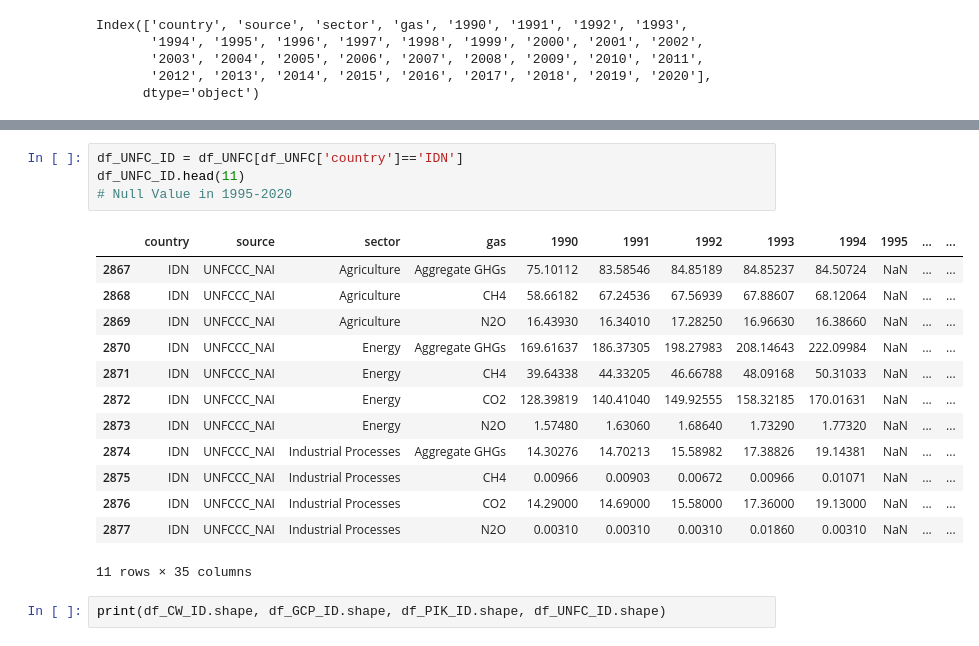
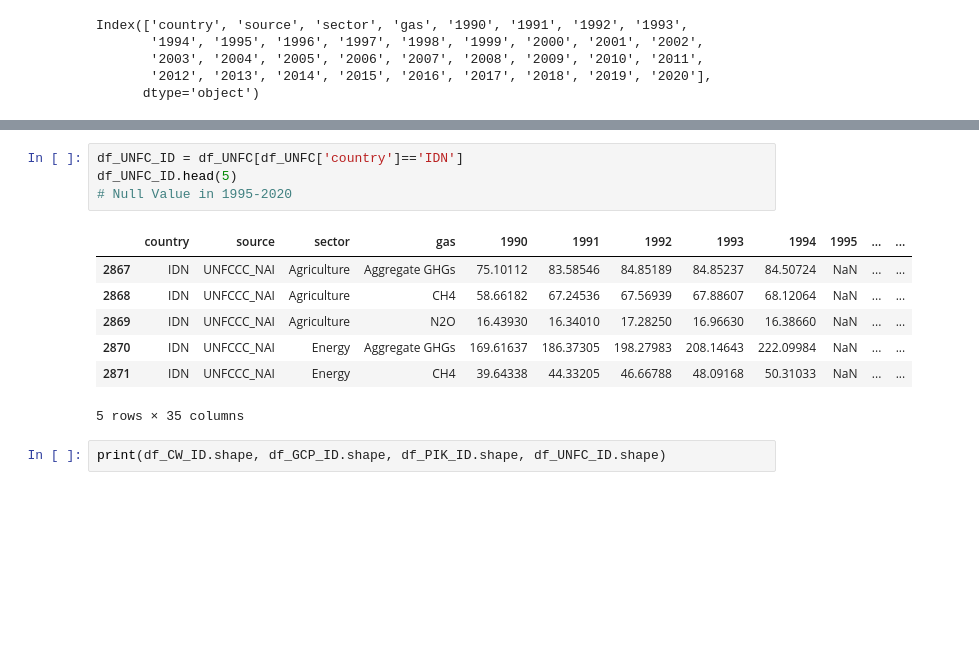
Before and after one commit to arsyadCode/My_Thesis, a Jupyter notebook: Program/Data Overview.ipynb, the cells around one changed output, grey strips where cells are left out. Drawn from its saved outputs; the diff is of its cells as text; blank space fills up the shorter version.

```diff
--- a/Program/Data Overview.ipynb
+++ b/Program/Data Overview.ipynb
@@ -138,21 +185,15 @@ df_PIK_ID.head()
 # %%
 df_UNFC_ID = df_UNFC[df_UNFC['country']=='IDN']
-df_UNFC_ID.head(11)
+df_UNFC_ID.head(5)
 # Null Value in 1995-2020
 # %% [output]
 |  | country | source | sector | gas | 1990 | 1991 | 1992 | 1993 | 1994 | 1995 | ... | ... |
 | 2867 | IDN | UNFCCC_NAI | Agriculture | Aggregate GHGs | 75.10112 | 83.58546 | 84.85189 | 84.85237 | 84.50724 | NaN | ... | ... |
 | 2868 | IDN | UNFCCC_NAI | Agriculture | CH4 | 58.66182 | 67.24536 | 67.56939 | 67.88607 | 68.12064 | NaN | ... | ... |
 | 2869 | IDN | UNFCCC_NAI | Agriculture | N2O | 16.43930 | 16.34010 | 17.28250 | 16.96630 | 16.38660 | NaN | ... | ... |
 | 2870 | IDN | UNFCCC_NAI | Energy | Aggregate GHGs | 169.61637 | 186.37305 | 198.27983 | 208.14643 | 222.09984 | NaN | ... | ... |
 | 2871 | IDN | UNFCCC_NAI | Energy | CH4 | 39.64338 | 44.33205 | 46.66788 | 48.09168 | 50.31033 | NaN | ... | ... |
-| 2872 | IDN | UNFCCC_NAI | Energy | CO2 | 128.39819 | 140.41040 | 149.92555 | 158.32185 | 170.01631 | NaN | ... | ... |
-| 2873 | IDN | UNFCCC_NAI | Energy | N2O | 1.57480 | 1.63060 | 1.68640 | 1.73290 | 1.77320 | NaN | ... | ... |
-| 2874 | IDN | UNFCCC_NAI | Industrial Processes | Aggregate GHGs | 14.30276 | 14.70213 | 15.58982 | 17.38826 | 19.14381 | NaN | ... | ... |
-| 2875 | IDN | UNFCCC_NAI | Industrial Processes | CH4 | 0.00966 | 0.00903 | 0.00672 | 0.00966 | 0.01071 | NaN | ... | ... |
-| 2876 | IDN | UNFCCC_NAI | Industrial Processes | CO2 | 14.29000 | 14.69000 | 15.58000 | 17.36000 | 19.13000 | NaN | ... | ... |
-| 2877 | IDN | UNFCCC_NAI | Industrial Processes | N2O | 0.00310 | 0.00310 | 0.00310 | 0.01860 | 0.00310 | NaN | ... | ... |
-11 rows × 35 columns
+5 rows × 35 columns
 # %%
 print(df_CW_ID.shape, df_GCP_ID.shape, df_PIK_ID.shape, df_UNFC_ID.shape)
 # %% [output]
```
Also changed, not shown: parts of 43 cells of this notebook, 1 other file.
